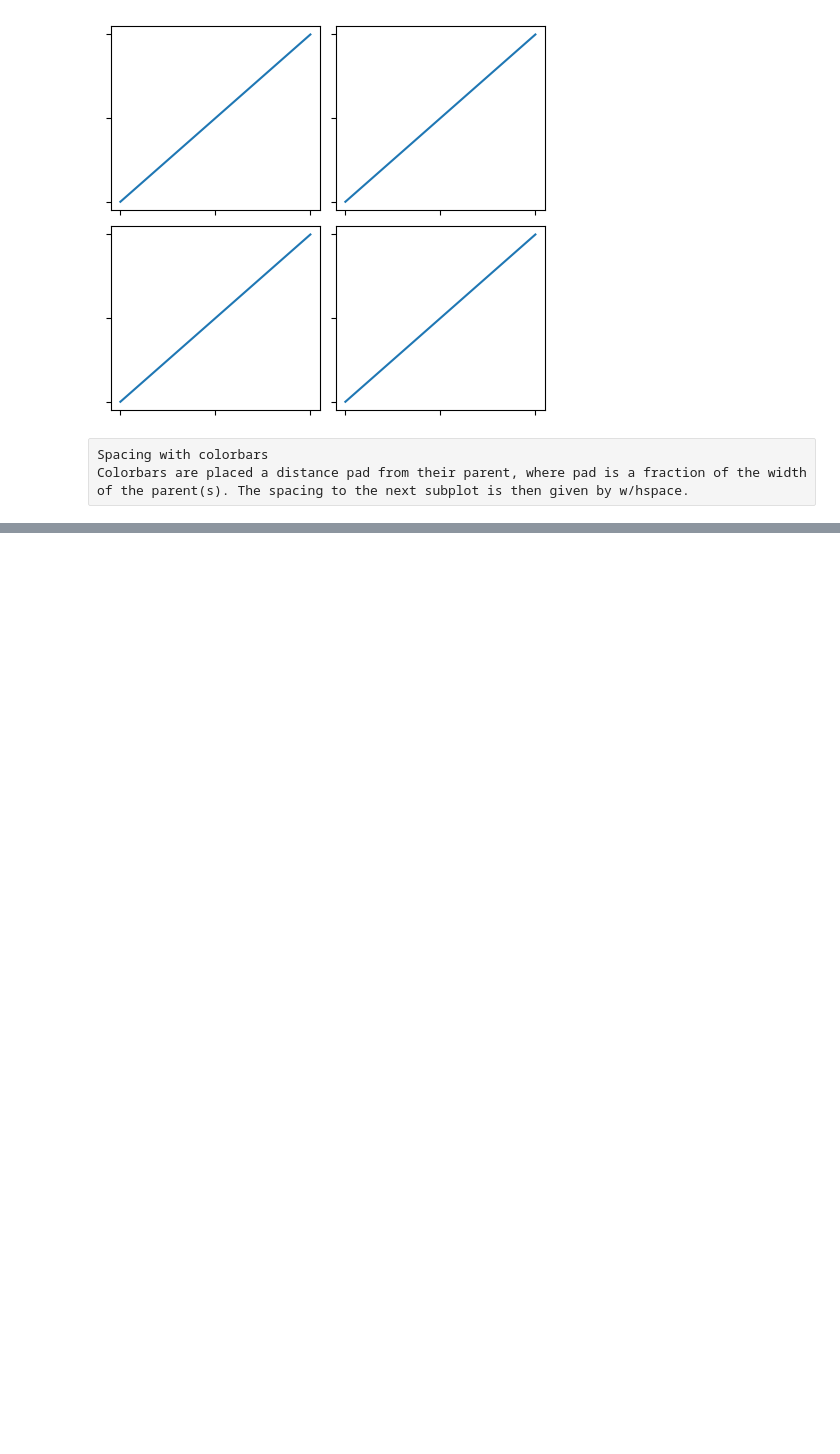
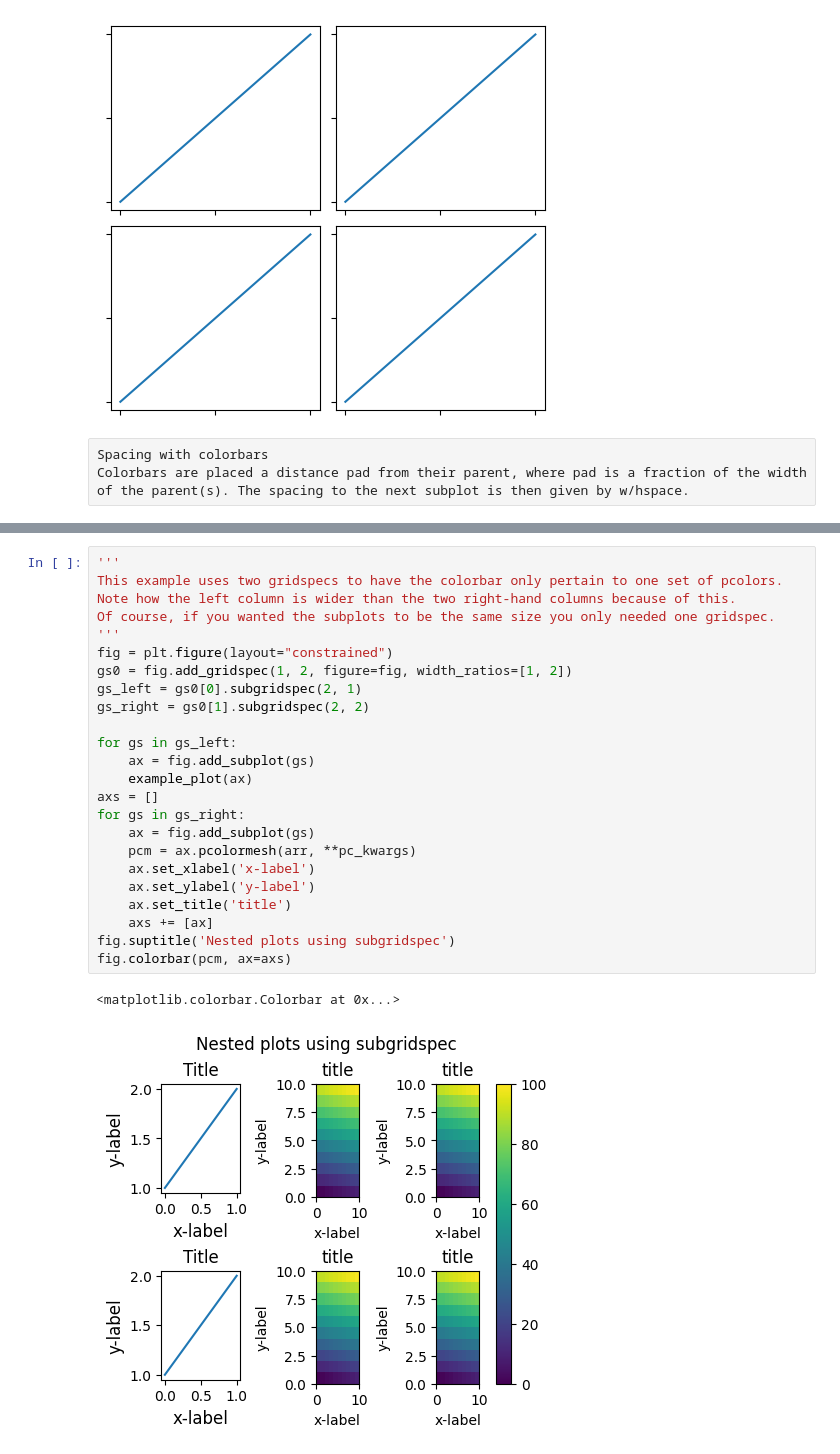
Before and after one commit to manasesmutembei11/ML, a Jupyter notebook: matplotlib/matplotlib_axes&subplots.ipynb, the cells around one changed output, grey strips where cells are left out. Drawn from its saved outputs; the diff is of its cells as text; blank space fills up the shorter version.

Commit message:
Matplotlib Axes and Subplots (Constrained layout guide)

```diff
--- a/matplotlib/matplotlib_axes&subplots.ipynb
+++ b/matplotlib/matplotlib_axes&subplots.ipynb
@@ -850,0 +851,27 @@ NameError: name 'pc_kwargs' is not defined
+# %%
+'''
+This example uses two gridspecs to have the colorbar only pertain to one set of pcolors.
+Note how the left column is wider than the two right-hand columns because of this.
+Of course, if you wanted the subplots to be the same size you only needed one gridspec.
+'''
+fig = plt.figure(layout="constrained")
+gs0 = fig.add_gridspec(1, 2, figure=fig, width_ratios=[1, 2])
+gs_left = gs0[0].subgridspec(2, 1)
+gs_right = gs0[1].subgridspec(2, 2)
+
+for gs in gs_left:
+    ax = fig.add_subplot(gs)
+    example_plot(ax)
+axs = []
+for gs in gs_right:
+    ax = fig.add_subplot(gs)
+    pcm = ax.pcolormesh(arr, **pc_kwargs)
+    ax.set_xlabel('x-label')
+    ax.set_ylabel('y-label')
+    ax.set_title('title')
+    axs += [ax]
+fig.suptitle('Nested plots using subgridspec')
+fig.colorbar(pcm, ax=axs)
+# %% [output]
+<matplotlib.colorbar.Colorbar at 0x...>
+[figure, added]
```
Also changed, not shown: parts of 2 cells of this notebook.
